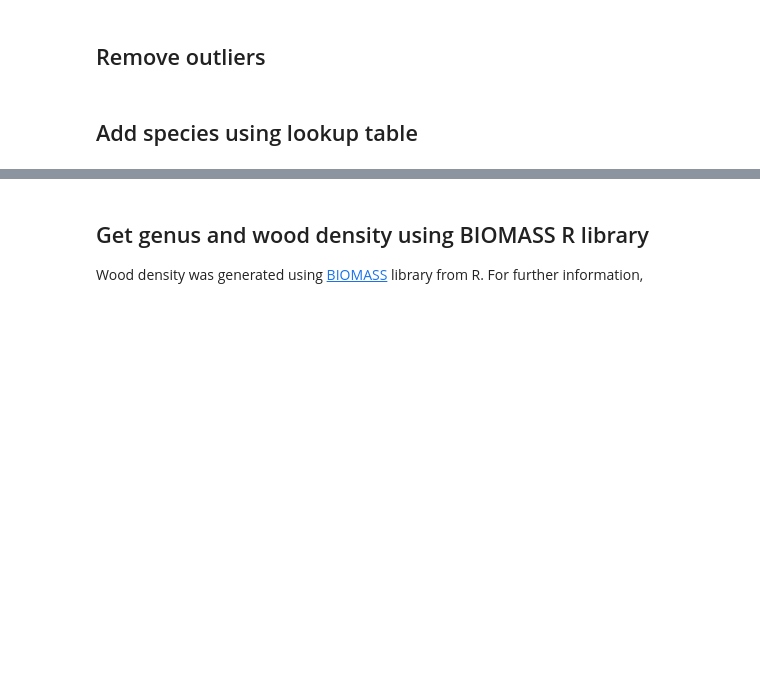
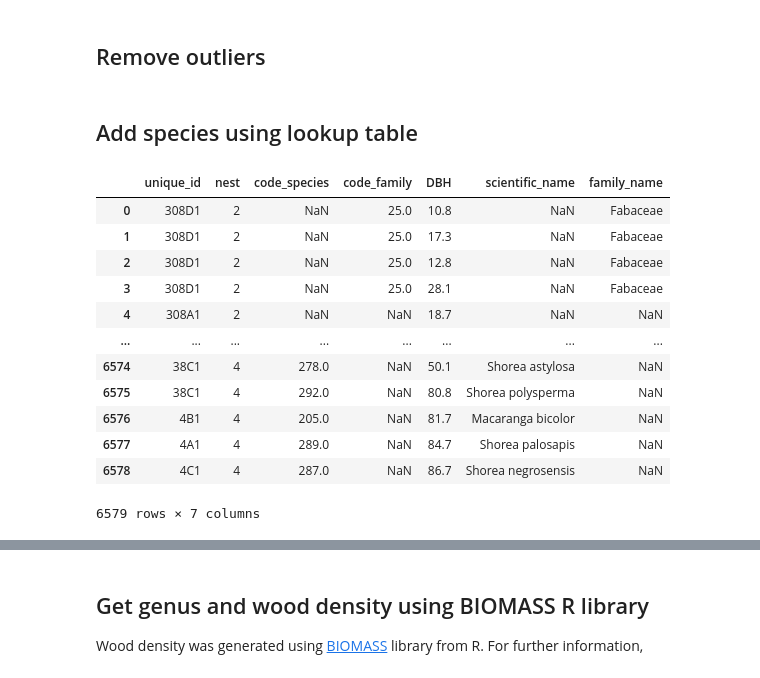
Before and after one commit to rnvllflores/ERRCalculator, a Jupyter notebook: notebooks/02_carbon_stock/02_living_trees_biomass.ipynb, the cells around one changed output, grey strips where cells are left out. Saved outputs shown, nothing was run; the diff lists cells and outputs as text; code cells hidden in the pictures; blank space fills up the shorter version.

```diff
--- a/notebooks/02_carbon_stock/02_living_trees_biomass.ipynb
+++ b/notebooks/02_carbon_stock/02_living_trees_biomass.ipynb
@@ -233,0 +217,8 @@ trees.loc[(trees.code_family.notna()), "family_name"] = family_trees.loc[
+# %%
+species_dict = (
+    species[["scientific_name", "code_species"]]
+    .set_index("code_species")
+    .to_dict()["scientific_name"]
+)
+# %%
+trees["scientific_name"] = trees["code_species"].replace(species_dict)
@@ -233,0 +228,20 @@ trees.loc[(trees.code_family.notna()), "family_name"] = family_trees.loc[
+# %%
+family_dict = species_family.set_index("code_family").to_dict()["family"]
+# %%
+trees["family_name"] = trees["code_family"].replace(family_dict)
+# %%
+trees
+# %% [output]
+|  | unique_id | nest | code_species | code_family | DBH | scientific_name | family_name |
+| 0 | 308D1 | 2 | NaN | 25.0 | 10.8 | NaN | Fabaceae |
+| 1 | 308D1 | 2 | NaN | 25.0 | 17.3 | NaN | Fabaceae |
+| 2 | 308D1 | 2 | NaN | 25.0 | 12.8 | NaN | Fabaceae |
+| 3 | 308D1 | 2 | NaN | 25.0 | 28.1 | NaN | Fabaceae |
+| 4 | 308A1 | 2 | NaN | NaN | 18.7 | NaN | NaN |
+| ... | ... | ... | ... | ... | ... | ... | ... |
+| 6574 | 38C1 | 4 | 278.0 | NaN | 50.1 | Shorea astylosa | NaN |
+| 6575 | 38C1 | 4 | 292.0 | NaN | 80.8 | Shorea polysperma | NaN |
+| 6576 | 4B1 | 4 | 205.0 | NaN | 81.7 | Macaranga bicolor | NaN |
+| 6577 | 4A1 | 4 | 289.0 | NaN | 84.7 | Shorea palosapis | NaN |
+| 6578 | 4C1 | 4 | 287.0 | NaN | 86.7 | Shorea negrosensis | NaN |
+6579 rows × 7 columns
```
Also changed, not shown: parts of 17 cells of this notebook, 1 other file.
